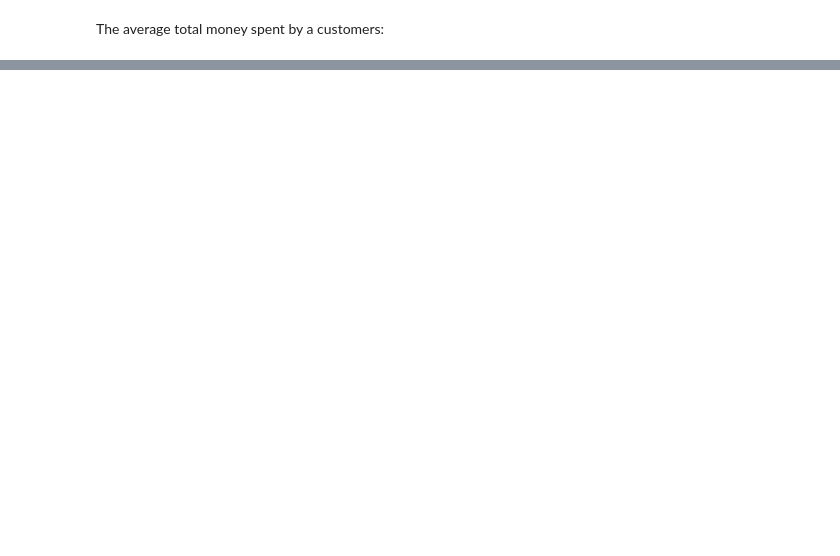
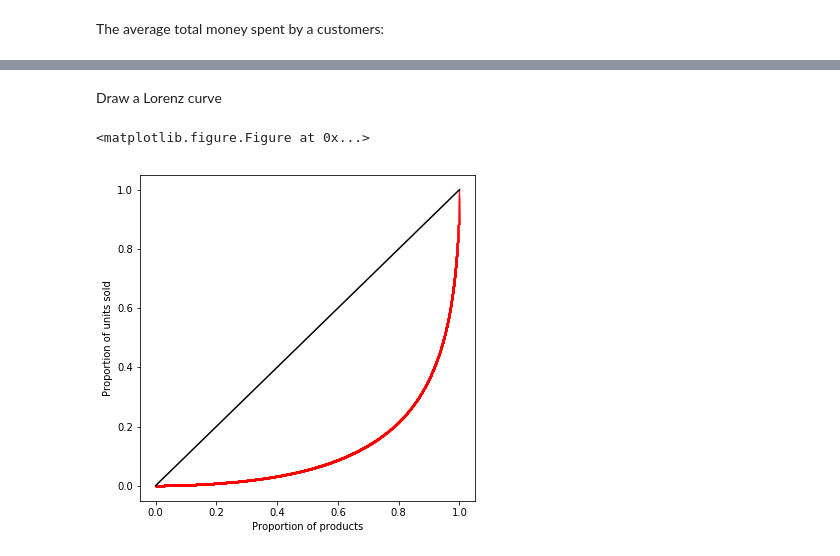
Before and after one commit to shachar-r/Profit-RS, a Jupyter notebook: Jörn - Pegasus summary statistics.ipynb, the cells around one changed output, grey strips where cells are left out. Drawn from its saved outputs; the diff is of its cells as text; code cells hidden in the pictures; blank space fills up the shorter version.

```diff
--- a/Jörn - Pegasus summary statistics.ipynb
+++ b/Jörn - Pegasus summary statistics.ipynb
@@ -127,0 +246,23 @@ d['sum']['mean'] # total EUR spent, on avg
+# %% [markdown]
+Draw a Lorenz curve
+# %%
+def lorenzCurve(X): # simple lorenz curve from https://zhiyzuo.github.io/Plot-Lorenz/
+    plt.clf()
+    X_lorenz = X.cumsum() / X.sum()
+    X_lorenz = np.insert(X_lorenz, 0, 0)
+    X_lorenz[0], X_lorenz[-1]
+    fig, ax = plt.subplots(figsize=[6,6])
+    ## scatter plot of Lorenz curve
+    ax.scatter(np.arange(X_lorenz.size)/(X_lorenz.size-1), X_lorenz,
+               marker='.', color='red', s=1)
+    ## line plot of equality
+    plt.xlabel("Proportion of products")
+    plt.ylabel("Proportion of units sold")
+    plt.title("")
+    ax.plot([0,1], [0,1], color='k')
+
+temp = data['title'].value_counts(ascending = True).values
+lorenzCurve(temp)
+# %% [output]
+<matplotlib.figure.Figure at 0x...>
+[figure, added]
```
Also changed, not shown: parts of 31 cells of this notebook.
